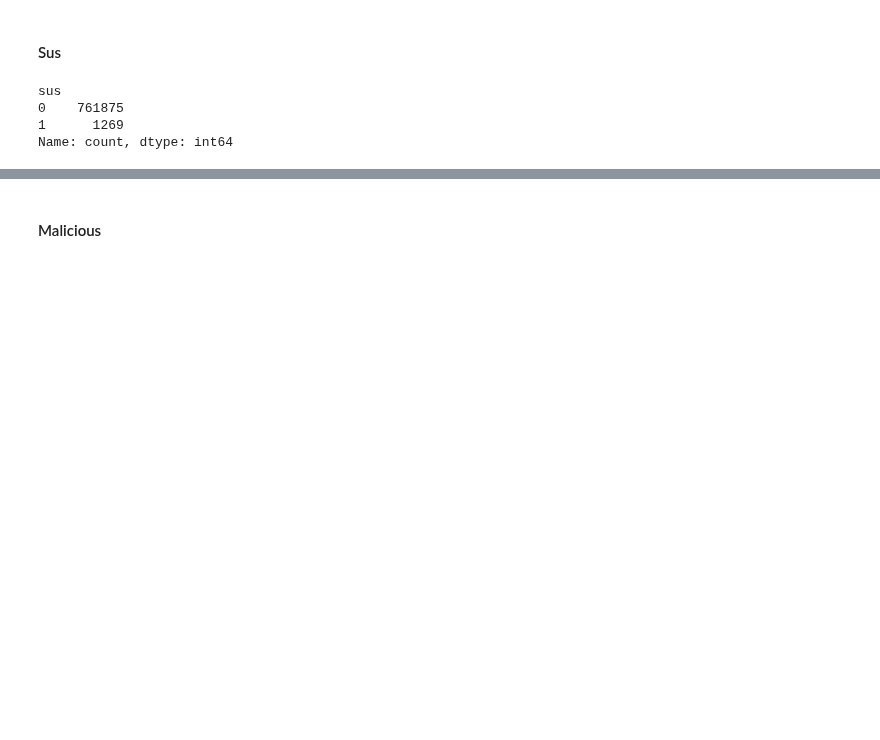
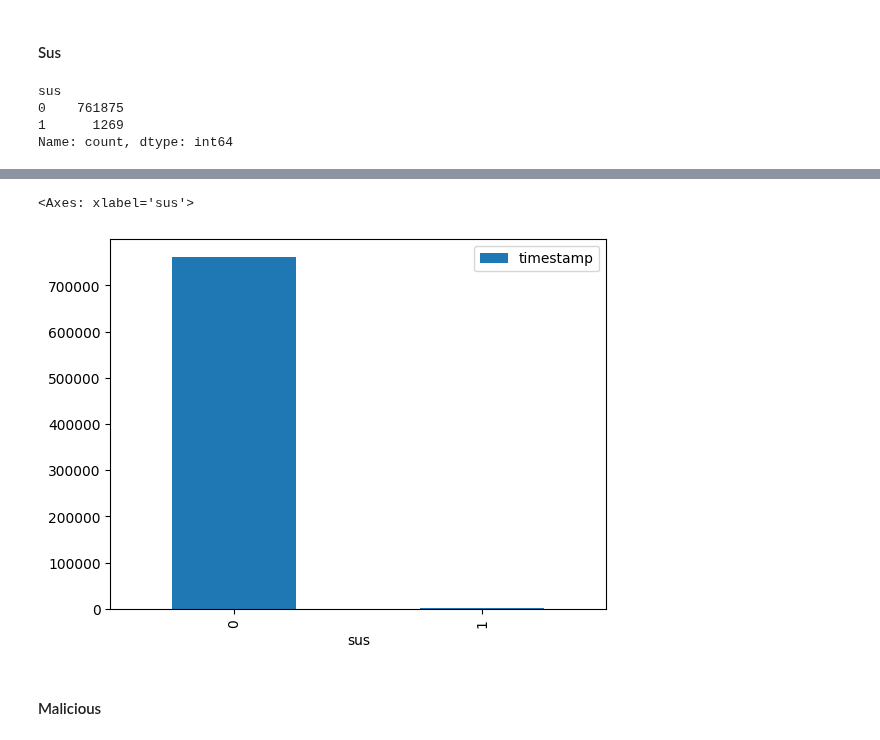
Before and after one commit to moryba/Beth-project, a Jupyter notebook: Data analysis/data analysis.ipynb, the cells around one changed output, grey strips where cells are left out. Saved outputs shown, nothing was run; the diff lists cells and outputs as text; code cells hidden in the pictures; blank space fills up the shorter version.

```diff
--- a/Data analysis/data analysis.ipynb
+++ b/Data analysis/data analysis.ipynb
@@ -48,3 +81,8 @@ Name: count, dtype: int64
+# %%
+train_data.groupby(['sus'])[['timestamp']].count().plot(kind='bar')
+# %% [output]
+<Axes: xlabel='sus'>
+[figure, added]
 # %% [markdown]
 #### Malicious
 # %%
```
Also changed, not shown: parts of 6 cells of this notebook, 2 other files.
